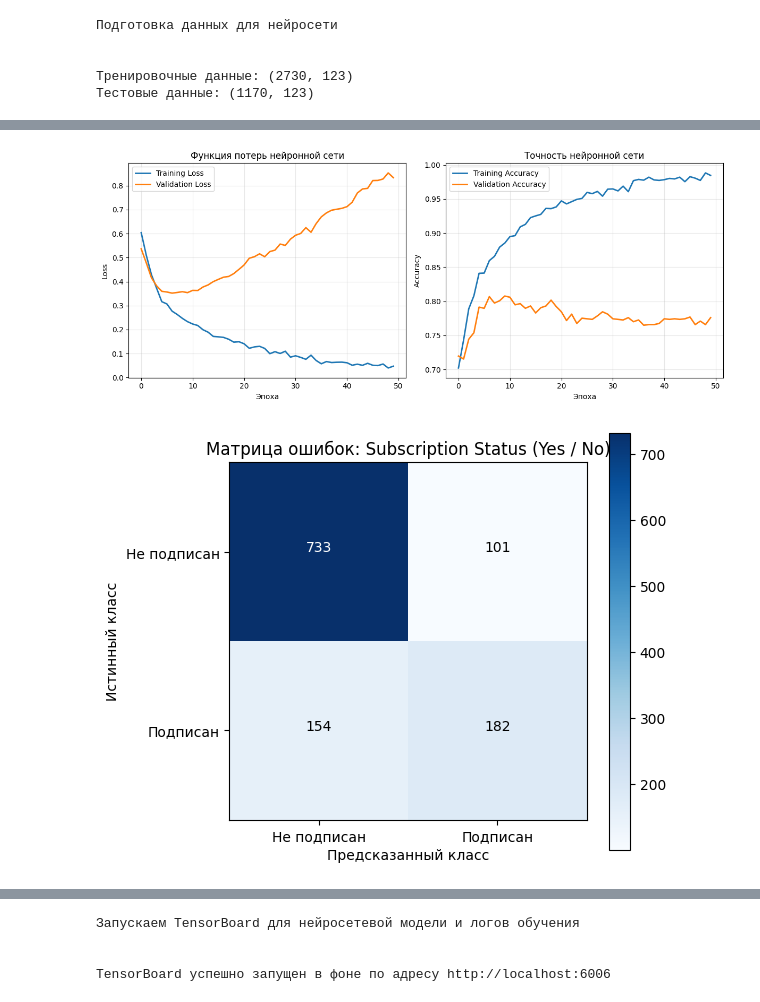
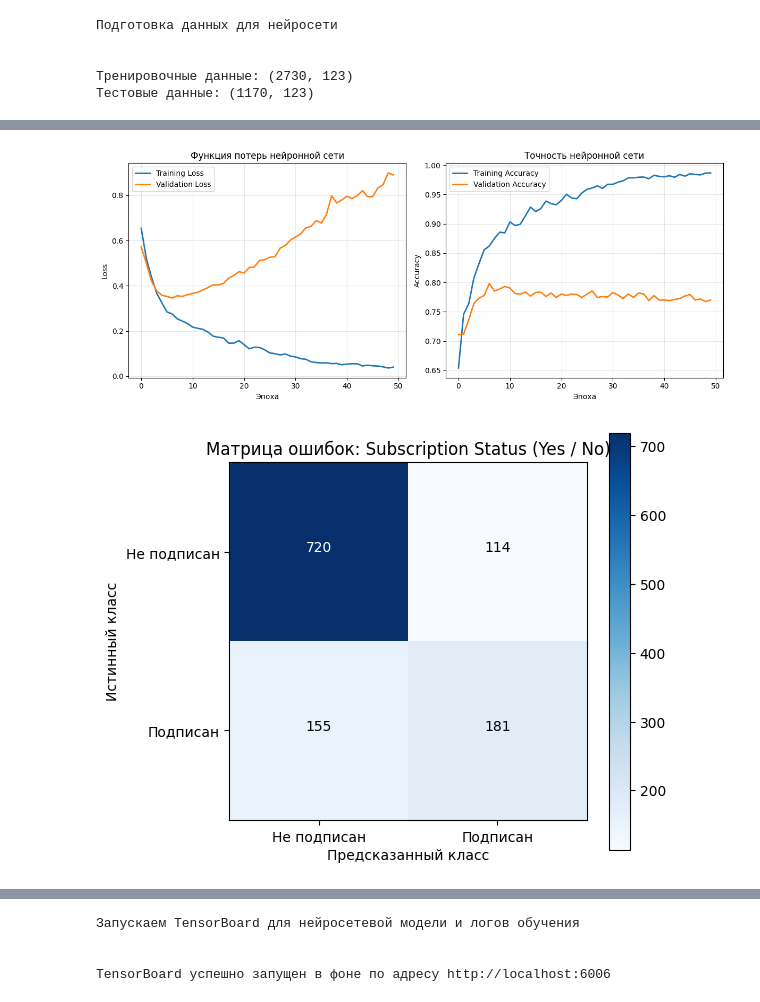
Before and after one commit to AccuRion1/machlearn3, a Jupyter notebook: lab3.ipynb, the cells around one changed output, grey strips where cells are left out. Drawn from its saved outputs; the diff is of its cells as text; code cells hidden in the pictures.

```diff
--- a/lab3.ipynb
+++ b/lab3.ipynb
@@ -1080,7 +1080,7 @@ plt.tight_layout()
 plt.show()
 
 
-cm = confusion_matrix(y_test, y_pred)
+cm = confusion_matrix(y_test, y_pred_nn)
 
 plt.figure(figsize=(6, 5))
 plt.imshow(cm, interpolation='nearest', cmap=plt.cm.Blues)
@@ -1113,5 +1113,5 @@ plt.show()
-[figure, old version]
+[figure, new version]
-[figure, old version]
+[figure, new version]
 # %%
 print("Создаем и записываем логи TensorBoard")
 print("\n")
```
Also changed, not shown: parts of 6 cells of this notebook, 1 other file.
